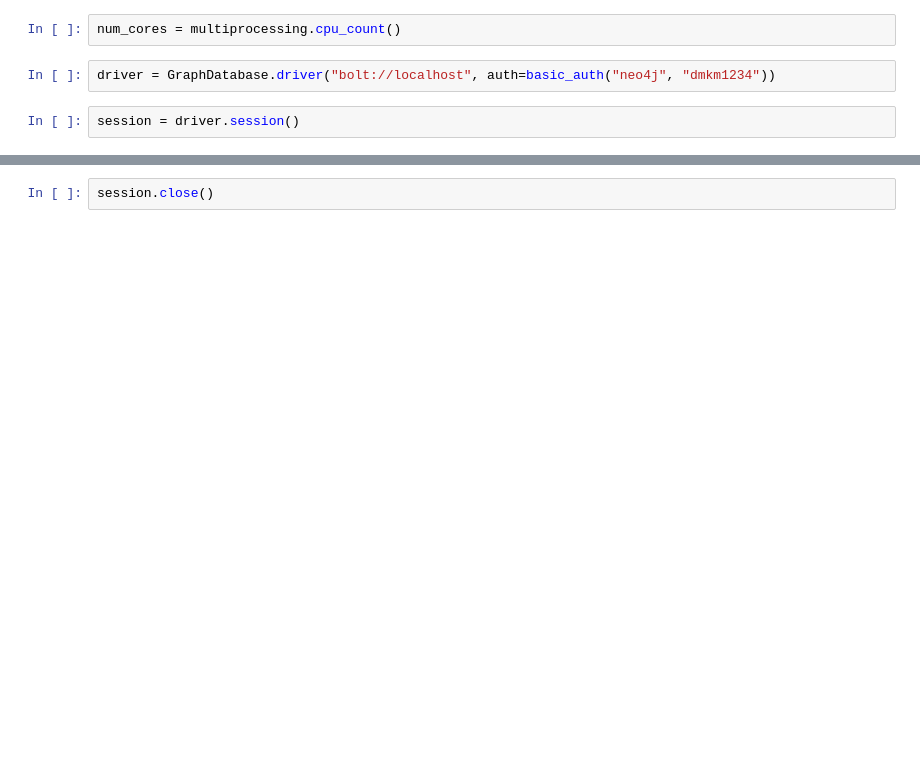
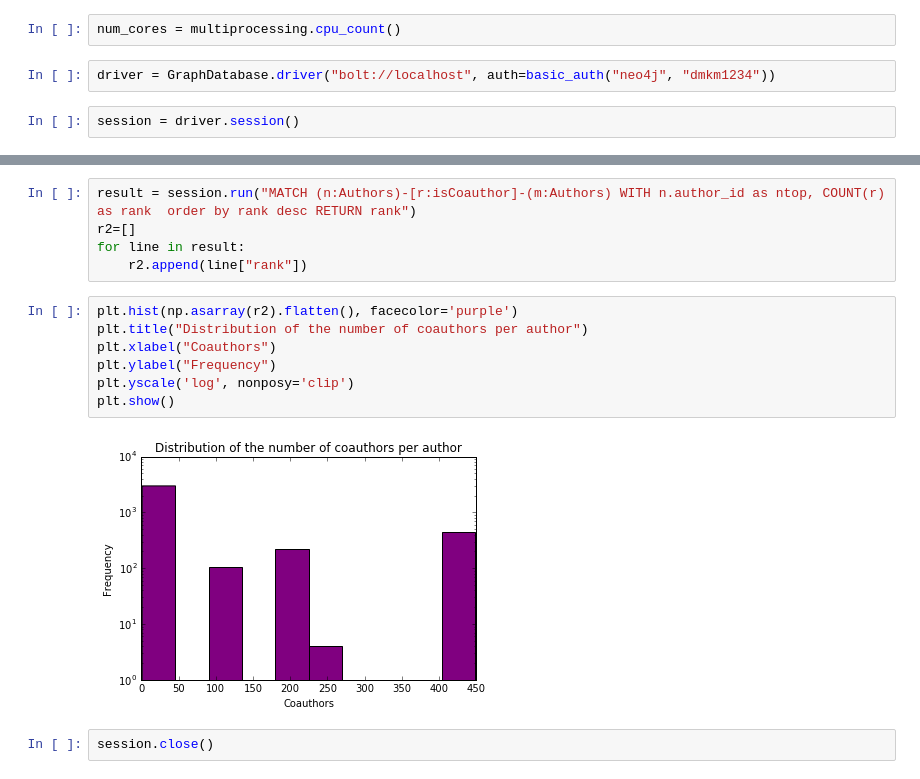
Before and after one commit to CarlosLopezRoa/WebOfScience4J, a Jupyter notebook: Py2Neo.ipynb, the cells around one changed output, grey strips where cells are left out. Saved outputs shown, nothing was run; the diff lists cells and outputs as text; blank space fills up the shorter version.

```diff
--- a/Py2Neo.ipynb
+++ b/Py2Neo.ipynb
@@ -21,2 +118,16 @@ print(elapsed)
+# %%
+result = session.run("MATCH (n:Authors)-[r:isCoauthor]-(m:Authors) WITH n.author_id as ntop, COUNT(r) as rank  order by rank desc RETURN rank")
+r2=[]
+for line in result:
+    r2.append(line["rank"])
+# %%
+plt.hist(np.asarray(r2).flatten(), facecolor='purple')
+plt.title("Distribution of the number of coauthors per author")
+plt.xlabel("Coauthors")
+plt.ylabel("Frequency")
+plt.yscale('log', nonposy='clip')
+plt.show()
+# %% [output]
+[figure, added]
 # %%
 session.close()
```
Also changed, not shown: parts of 16 cells of this notebook.
